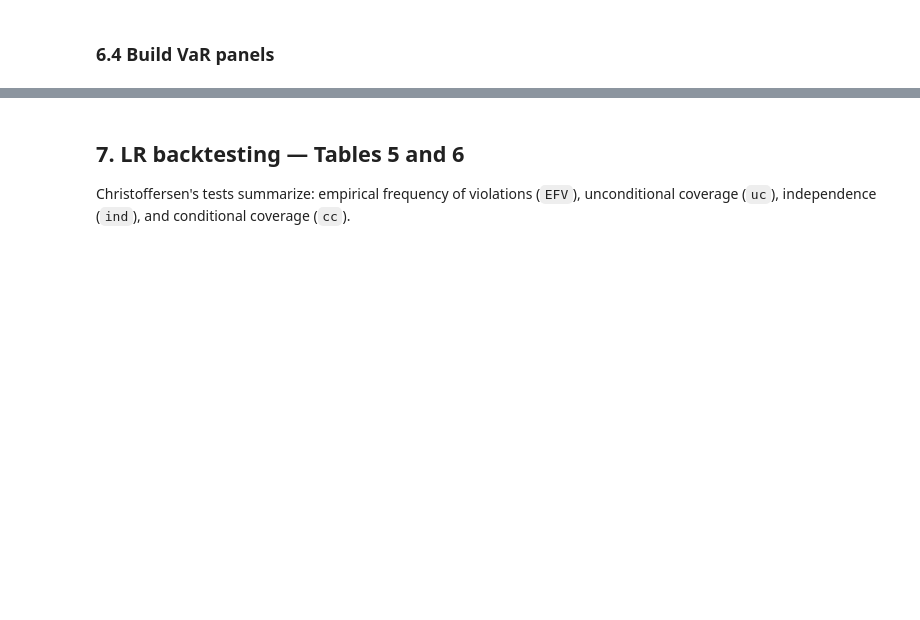
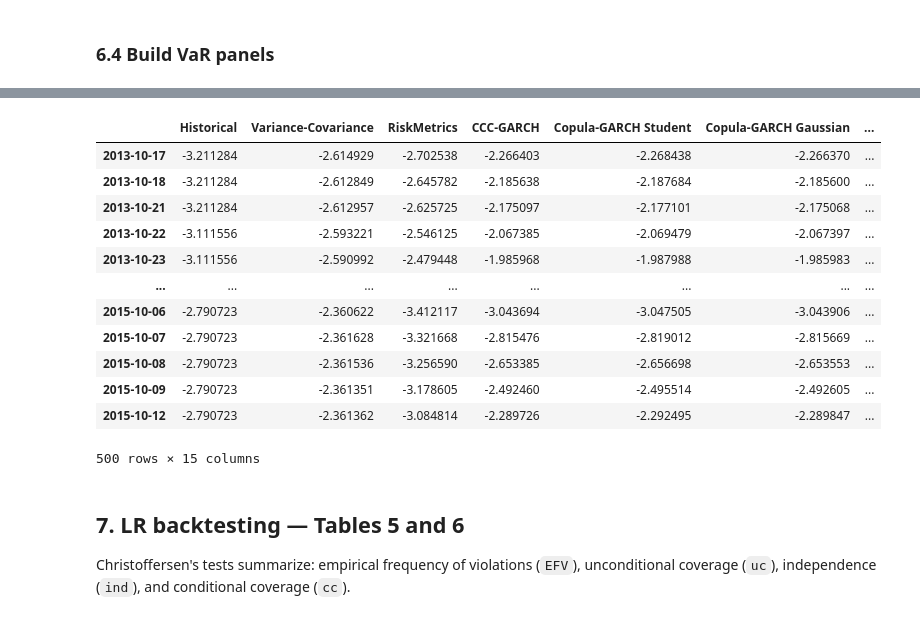
Before and after one commit to nathanli11/Forecasting_market_risk-Copula_MSM_Approach, a Jupyter notebook: notebooks/replication_workflow_final.ipynb, the cells around one changed output, grey strips where cells are left out. Cells and saved outputs as stored; diff of their text form; code cells hidden in the pictures; blank space fills up the shorter version.

```diff
--- a/notebooks/replication_workflow_final.ipynb
+++ b/notebooks/replication_workflow_final.ipynb
@@ -228,3 +382,20 @@ var_panel_5.head()
+# %%
+var_panel_1 = pd.read_csv(VAR_OUTPUT_DIR / "var_panel_1pct.csv", index_col=0, parse_dates=True)
+var_panel_1
+# %% [output]
+|  | Historical | Variance-Covariance | RiskMetrics | CCC-GARCH | Copula-GARCH Student | Copula-GARCH Gaussian | ... |
+| 2013-10-17 | -3.211284 | -2.614929 | -2.702538 | -2.266403 | -2.268438 | -2.266370 | ... |
+| 2013-10-18 | -3.211284 | -2.612849 | -2.645782 | -2.185638 | -2.187684 | -2.185600 | ... |
+| 2013-10-21 | -3.211284 | -2.612957 | -2.625725 | -2.175097 | -2.177101 | -2.175068 | ... |
+| 2013-10-22 | -3.111556 | -2.593221 | -2.546125 | -2.067385 | -2.069479 | -2.067397 | ... |
+| 2013-10-23 | -3.111556 | -2.590992 | -2.479448 | -1.985968 | -1.987988 | -1.985983 | ... |
+| ... | ... | ... | ... | ... | ... | ... | ... |
+| 2015-10-06 | -2.790723 | -2.360622 | -3.412117 | -3.043694 | -3.047505 | -3.043906 | ... |
+| 2015-10-07 | -2.790723 | -2.361628 | -3.321668 | -2.815476 | -2.819012 | -2.815669 | ... |
+| 2015-10-08 | -2.790723 | -2.361536 | -3.256590 | -2.653385 | -2.656698 | -2.653553 | ... |
+| 2015-10-09 | -2.790723 | -2.361351 | -3.178605 | -2.492460 | -2.495514 | -2.492605 | ... |
+| 2015-10-12 | -2.790723 | -2.361362 | -3.084814 | -2.289726 | -2.292495 | -2.289847 | ... |
+500 rows × 15 columns
 # %%
 fig3 = plot_var_forecasts(
     portfolio_returns=portfolio_ret_oos.rename("Portfolio returns"),
```
Also changed, not shown: parts of 24 cells of this notebook, 57 other files.
